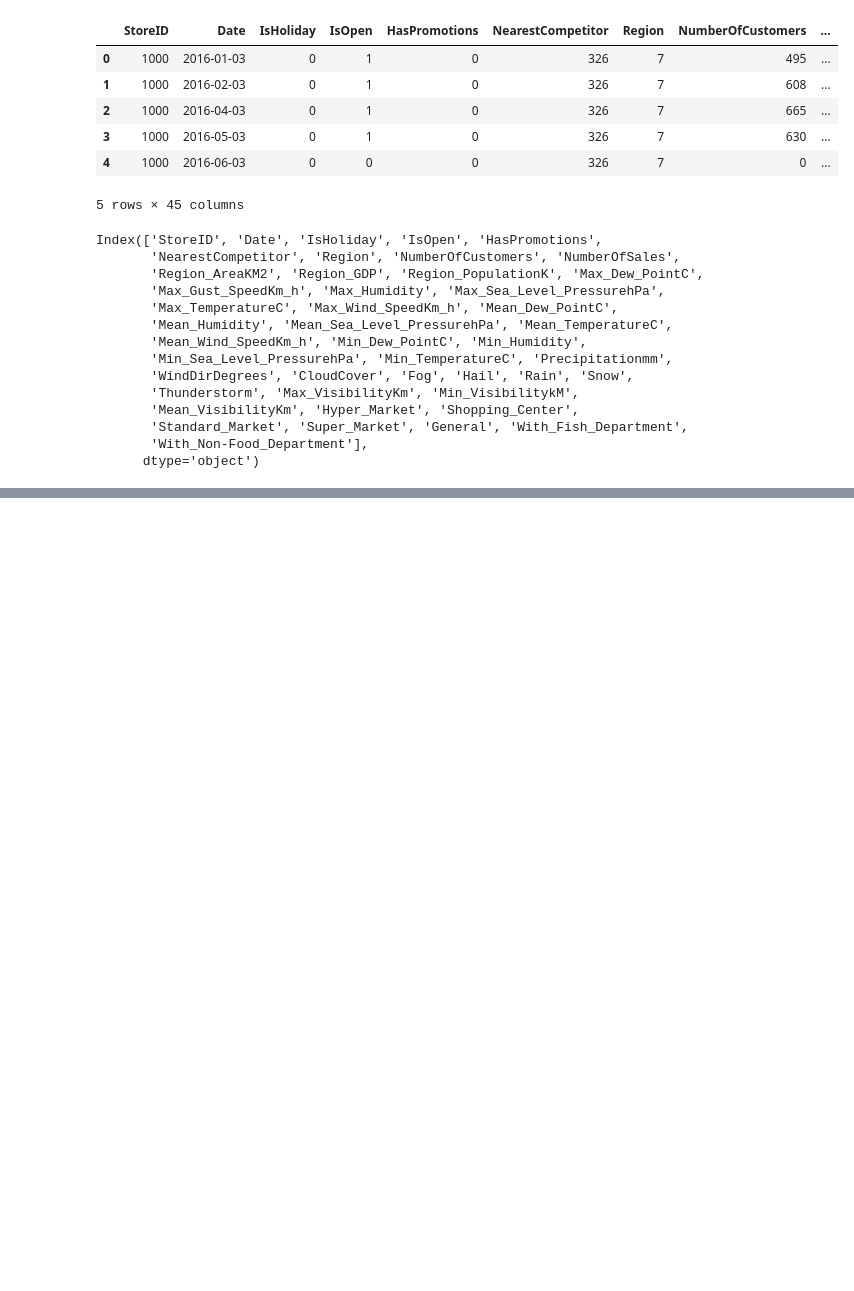
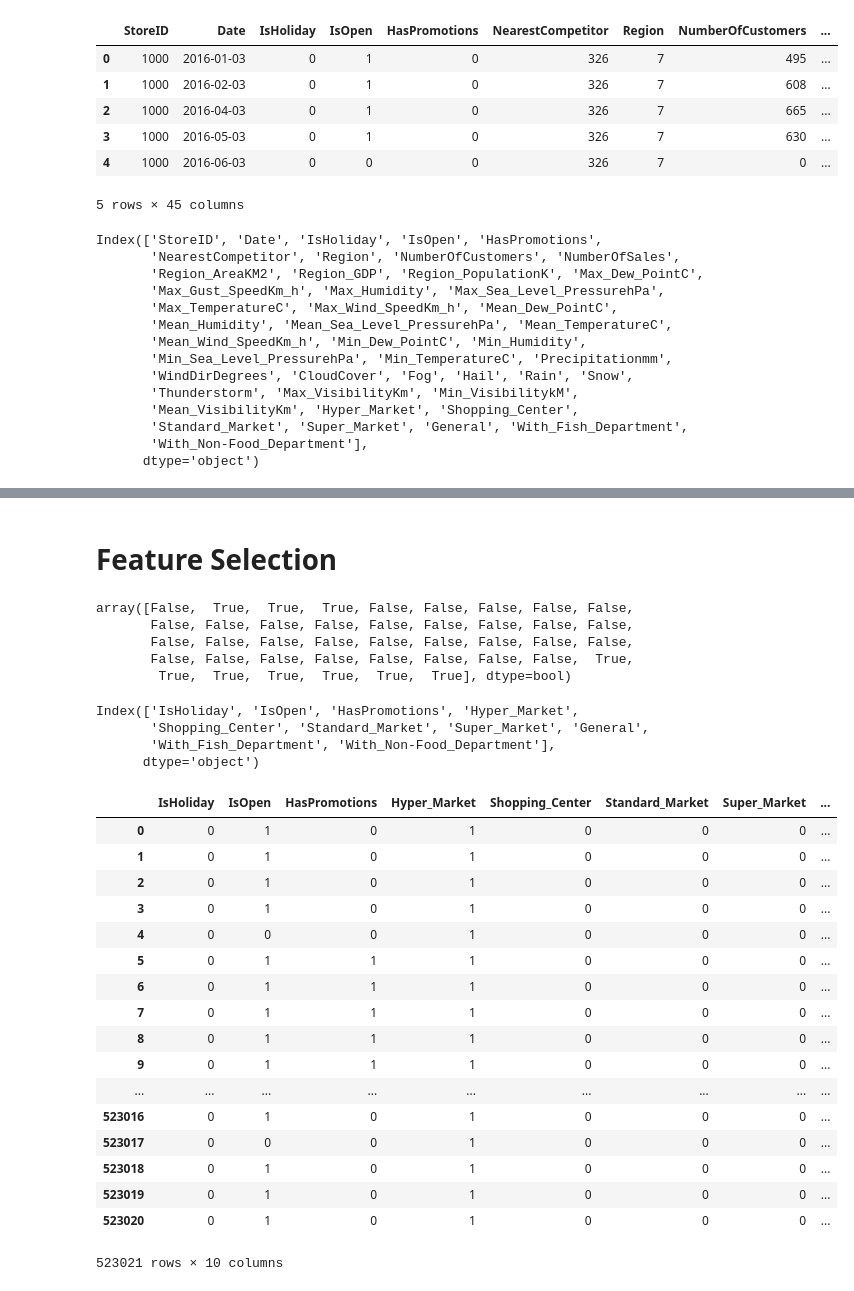
Before and after one commit to giadaconfo/data-mining-challenge, a Jupyter notebook: linear_regression.ipynb, the cells around one changed output, grey strips where cells are left out. Drawn from its saved outputs; the diff is of its cells as text; code cells hidden in the pictures; blank space fills up the shorter version.

Commit message:
Added code for feature selection

```diff
--- a/linear_regression.ipynb
+++ b/linear_regression.ipynb
@@ -61,0 +57,50 @@ MemoryError:
+# %% [markdown]
+# Feature Selection
+# %%
+# Feature Extraction with RFE
+from sklearn.feature_selection import RFE
+# load data
+array = df.values
+X = df
+Y = target
+# %%
+rfe = RFE(linear_model.LinearRegression(), 10) #10 is the number of features to consider
+fit = rfe.fit(X, Y)
+# %%
+feature_mask = fit.get_support() #mask of the chosen features
+feature_mask
+# %% [output]
+array([False,  True,  True,  True, False, False, False, False, False,
+       False, False, False, False, False, False, False, False, False,
+       False, False, False, False, False, False, False, False, False,
+       False, False, False, False, False, False, False, False,  True,
+        True,  True,  True,  True,  True,  True], dtype=bool)
+# %%
+feature_selected =df.columns[feature_mask]
+feature_selected
+# %% [output]
+Index(['IsHoliday', 'IsOpen', 'HasPromotions', 'Hyper_Market',
+       'Shopping_Center', 'Standard_Market', 'Super_Market', 'General',
+       'With_Fish_Department', 'With_Non-Food_Department'],
+      dtype='object')
+# %%
+df[feature_selected]
+# %% [output]
+|  | IsHoliday | IsOpen | HasPromotions | Hyper_Market | Shopping_Center | Standard_Market | Super_Market | ... |
+| 0 | 0 | 1 | 0 | 1 | 0 | 0 | 0 | ... |
+| 1 | 0 | 1 | 0 | 1 | 0 | 0 | 0 | ... |
+| 2 | 0 | 1 | 0 | 1 | 0 | 0 | 0 | ... |
+| 3 | 0 | 1 | 0 | 1 | 0 | 0 | 0 | ... |
+| 4 | 0 | 0 | 0 | 1 | 0 | 0 | 0 | ... |
+| 5 | 0 | 1 | 1 | 1 | 0 | 0 | 0 | ... |
+| 6 | 0 | 1 | 1 | 1 | 0 | 0 | 0 | ... |
+| 7 | 0 | 1 | 1 | 1 | 0 | 0 | 0 | ... |
+| 8 | 0 | 1 | 1 | 1 | 0 | 0 | 0 | ... |
+| 9 | 0 | 1 | 1 | 1 | 0 | 0 | 0 | ... |
+| ... | ... | ... | ... | ... | ... | ... | ... | ... |
+| 523016 | 0 | 1 | 0 | 1 | 0 | 0 | 0 | ... |
+| 523017 | 0 | 0 | 0 | 1 | 0 | 0 | 0 | ... |
+| 523018 | 0 | 1 | 0 | 1 | 0 | 0 | 0 | ... |
+| 523019 | 0 | 1 | 0 | 1 | 0 | 0 | 0 | ... |
+| 523020 | 0 | 1 | 0 | 1 | 0 | 0 | 0 | ... |
+523021 rows × 10 columns
```
Also changed, not shown: parts of 2 cells of this notebook, 1 other file.
